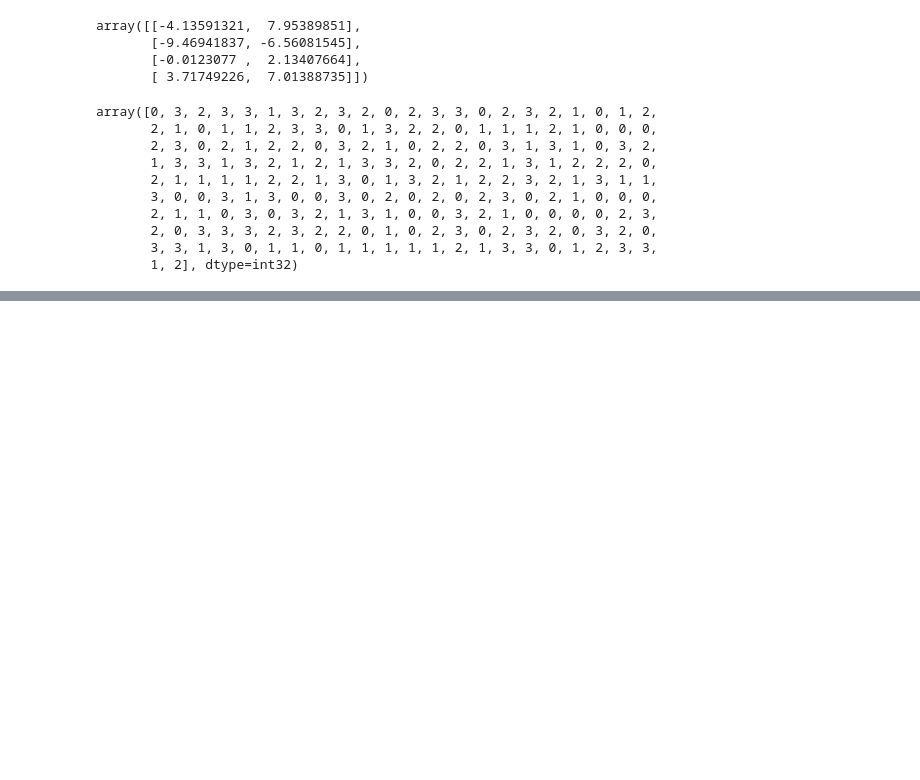
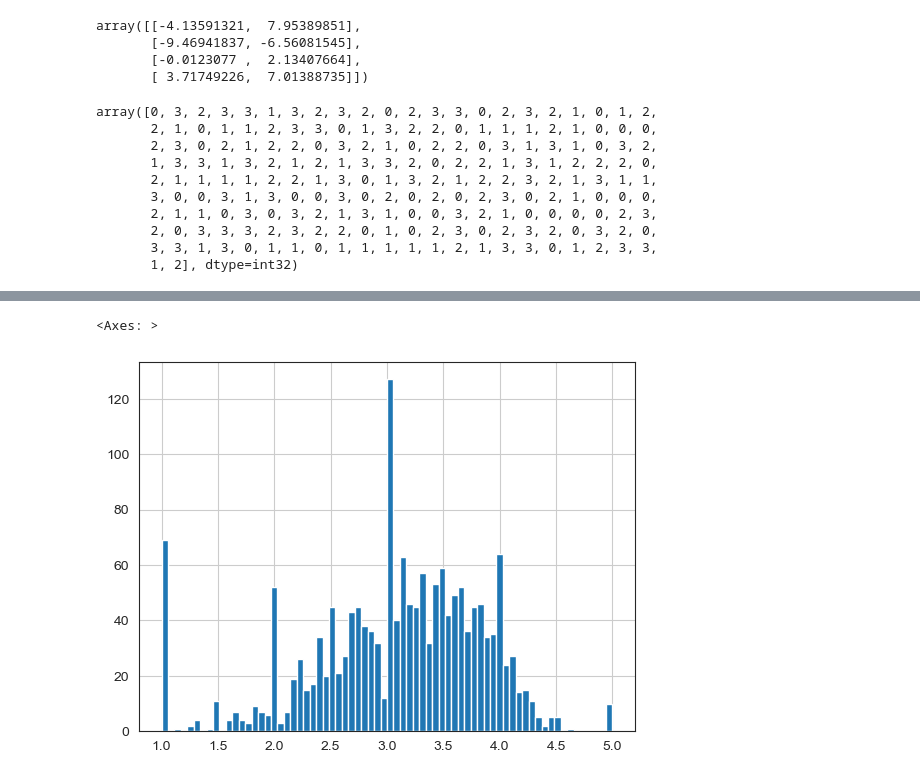
Before and after one commit to shabad023/Revising_Data_Science, a Jupyter notebook: MLFri.ipynb, the cells around one changed output, grey strips where cells are left out. Saved outputs shown, nothing was run; the diff lists cells and outputs as text; code cells hidden in the pictures; blank space fills up the shorter version.

```diff
--- a/MLFri.ipynb
+++ b/MLFri.ipynb
@@ -1228,0 +1499,5 @@ array([0, 3, 2, 3, 3, 1, 3, 2, 3, 2, 0, 2, 3, 3, 0, 2, 3, 2, 1, 0, 1, 2,
+# %%
+ratings['rating'].hist(bins=70)
+# %% [output]
+<Axes: >
+[figure, added]
```
Also changed, not shown: parts of 66 cells of this notebook, 6 other files.
